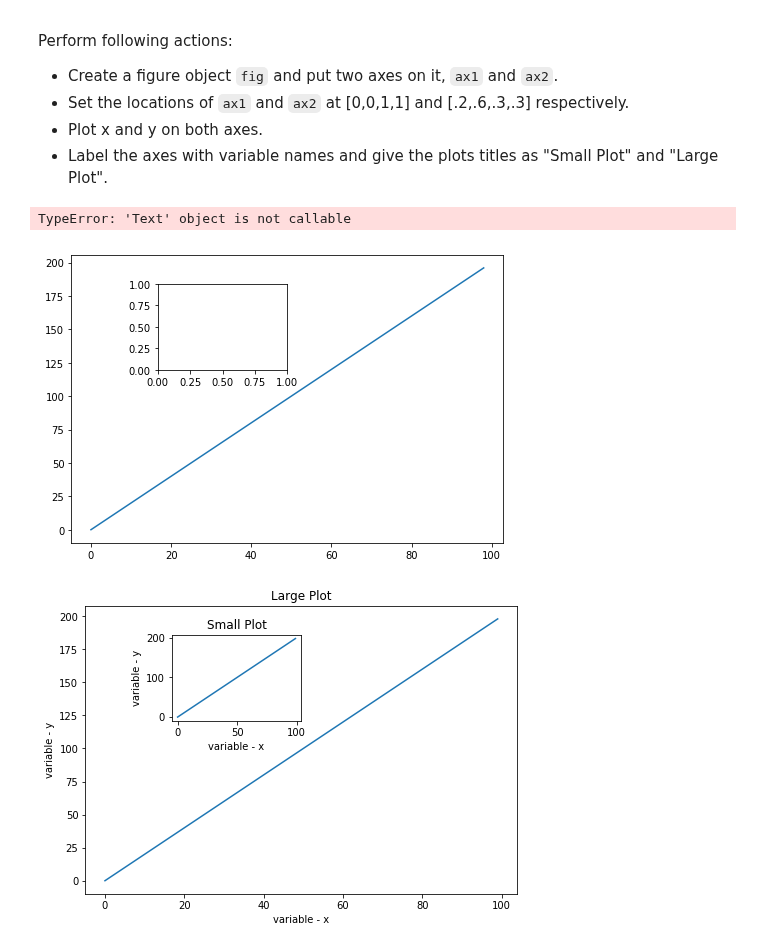
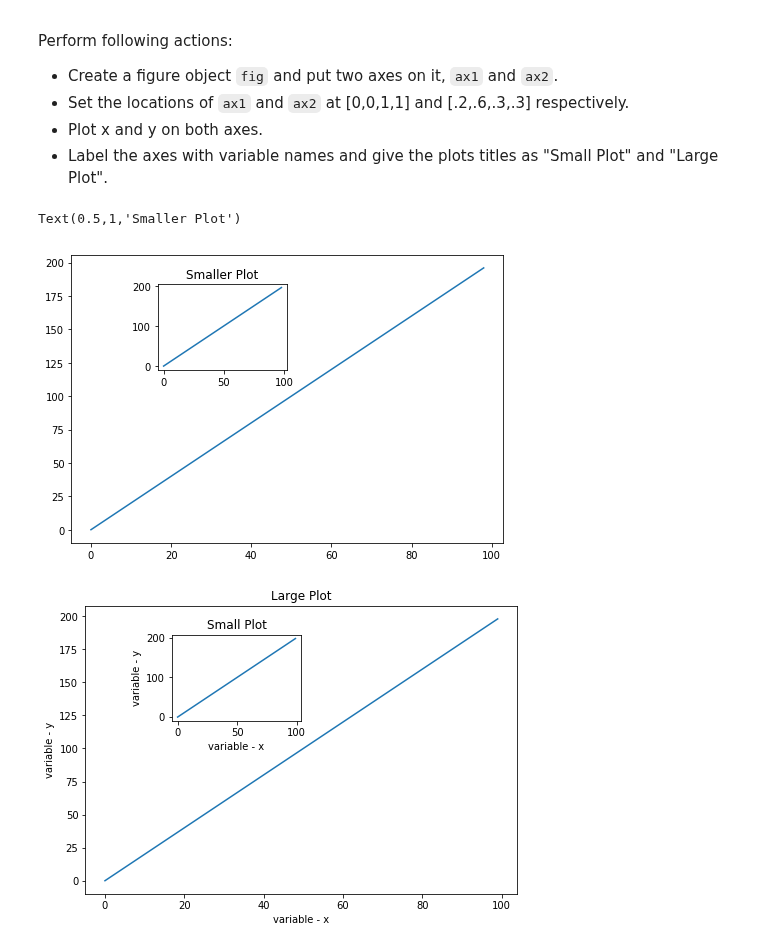
Before and after one commit to elenasm7/ds-matplotlib-intro-lab-nyc-ds-career-012819, a Jupyter notebook: index.ipynb, the cells around one changed output. Drawn from its saved outputs; the diff is of its cells as text; code cells hidden in the pictures.

```diff
--- a/index.ipynb
+++ b/index.ipynb
@@ -88,14 +88,15 @@ Perform following actions:
 # %%
 fig = plt.figure()
 ax1 = fig.add_axes([0,0,1,1])
 ax2 = fig.add_axes([.2,.6,.3,.3])
 ax1.plot(x,y)
-ax1.title('Larger Plot')
+plt.title('Larger Plot')
+
 ax2.plot(x,y)
 plt.title('Smaller Plot')
 # %% [output]
-TypeError: 'Text' object is not callable
+Text(0.5,1,'Smaller Plot')
-[figure, old version]
+[figure, new version]
 # %%
 # %% [output]
 [figure]
```
